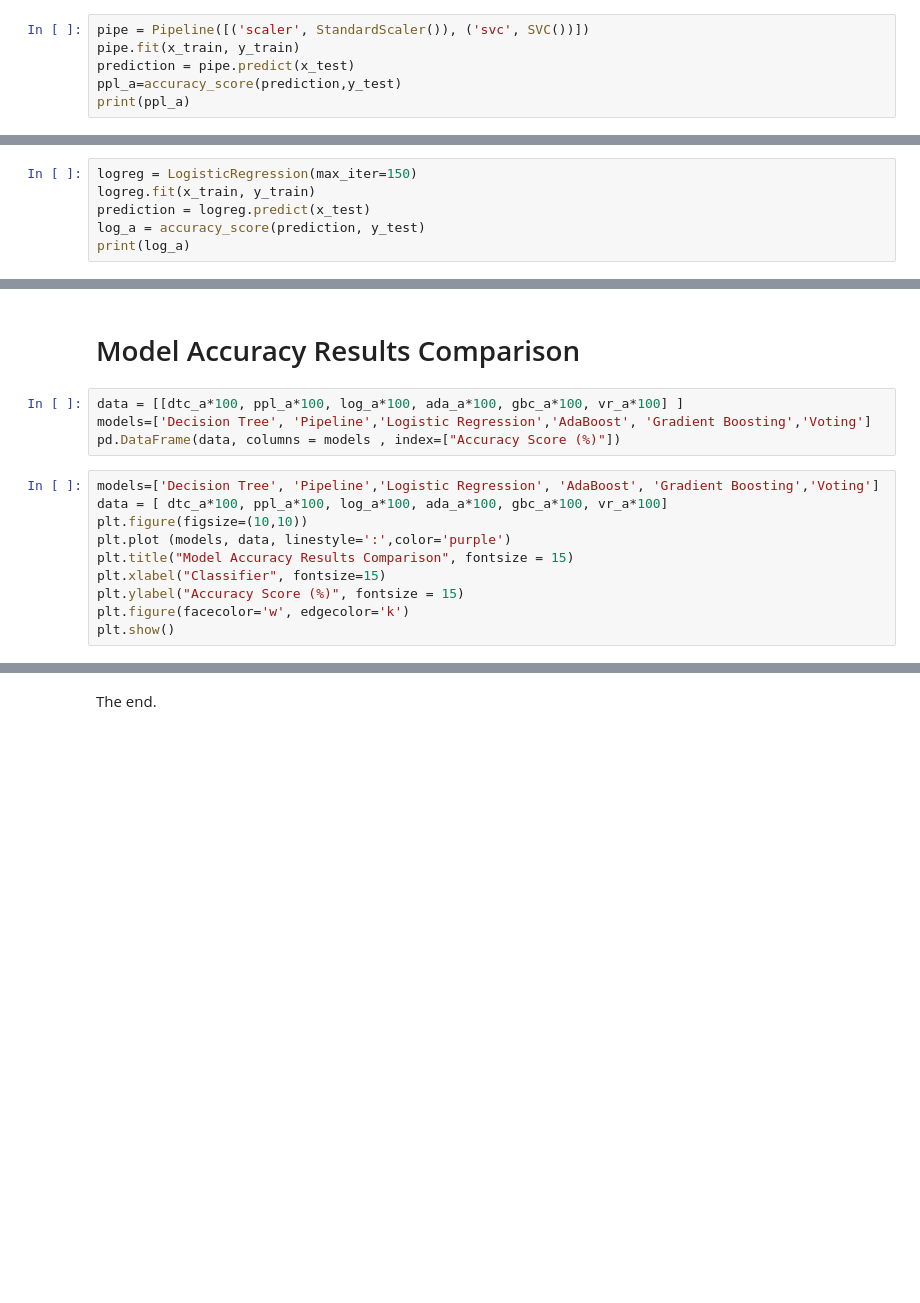
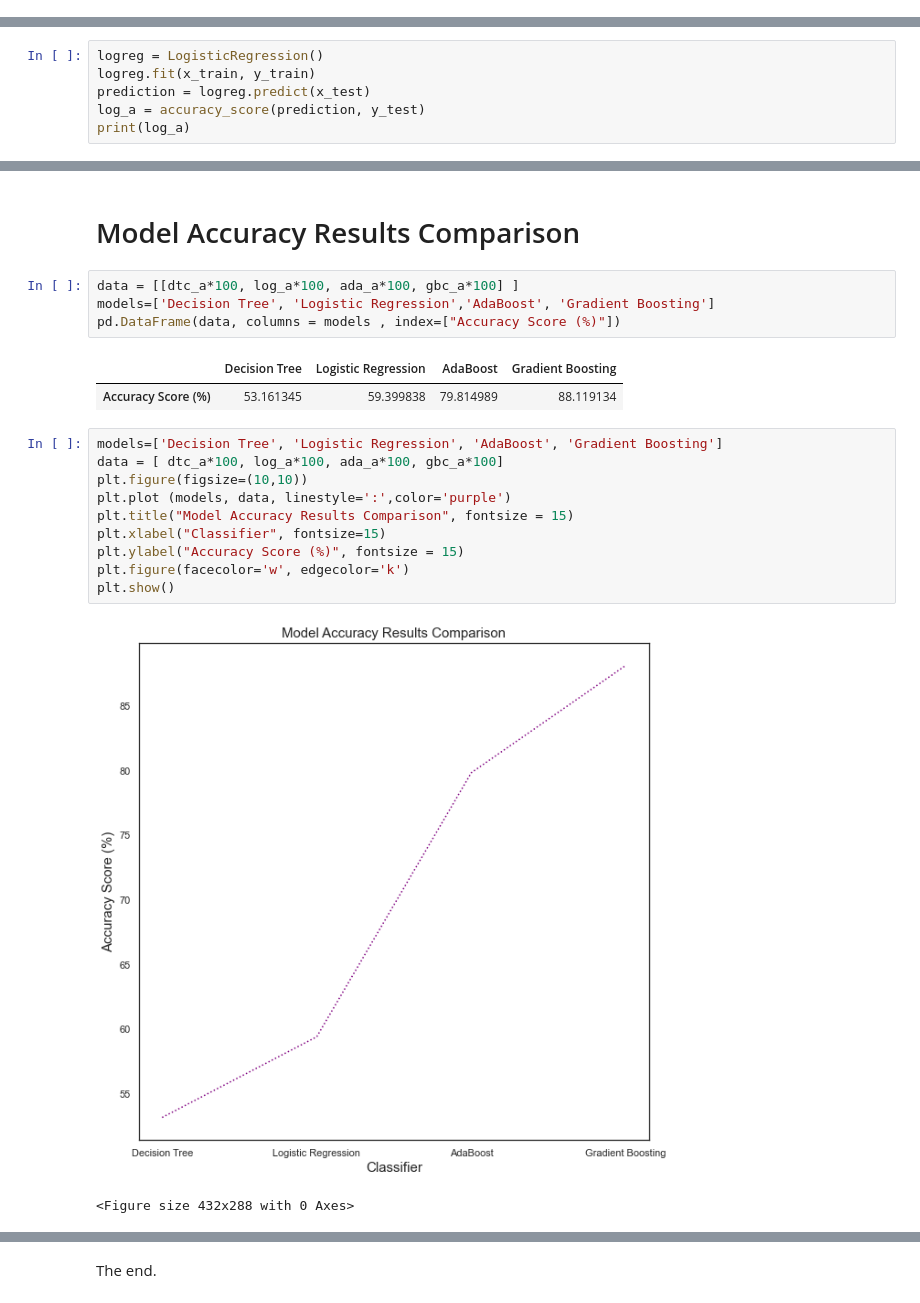
Before and after one commit to Noa-Nussbaum/Avodat-Gmar---Second-semester, a Jupyter notebook: Hands.ipynb, the cells around one changed output, grey strips where cells are left out. Drawn from its saved outputs; the diff is of its cells as text; blank space fills up the shorter version.

Commit message:
The models finished running, updated results

```diff
--- a/Hands.ipynb
+++ b/Hands.ipynb
@@ -387,6 +349,0 @@ sns.heatmap(con_mat, annot=True, fmt='g')
-# %%
-pipe = Pipeline([('scaler', StandardScaler()), ('svc', SVC())])
-pipe.fit(x_train, y_train)
-prediction = pipe.predict(x_test)
-ppl_a=accuracy_score(prediction,y_test)
-print(ppl_a)
@@ -399,7 +350,7 @@ sns.heatmap(con_mat, annot=True, fmt='g')
 # %% [markdown]
 ## Logistic Regression
 # %%
-logreg = LogisticRegression(max_iter=150)
+logreg = LogisticRegression()
 logreg.fit(x_train, y_train)
 prediction = logreg.predict(x_test)
 log_a = accuracy_score(prediction, y_test)
@@ -474,17 +411,23 @@ In summary:
 # %% [markdown]
 # Model Accuracy Results Comparison
 # %%
-data = [[dtc_a*100, ppl_a*100, log_a*100, ada_a*100, gbc_a*100, vr_a*100] ]
-models=['Decision Tree', 'Pipeline','Logistic Regression','AdaBoost', 'Gradient Boosting','Voting']
+data = [[dtc_a*100, log_a*100, ada_a*100, gbc_a*100] ]
+models=['Decision Tree', 'Logistic Regression','AdaBoost', 'Gradient Boosting']
 pd.DataFrame(data, columns = models , index=["Accuracy Score (%)"])
+# %% [output]
+|  | Decision Tree | Logistic Regression | AdaBoost | Gradient Boosting |
+| Accuracy Score (%) | 53.161345 | 59.399838 | 79.814989 | 88.119134 |
 # %%
-models=['Decision Tree', 'Pipeline','Logistic Regression', 'AdaBoost', 'Gradient Boosting','Voting']
-data = [ dtc_a*100, ppl_a*100, log_a*100, ada_a*100, gbc_a*100, vr_a*100]
+models=['Decision Tree', 'Logistic Regression', 'AdaBoost', 'Gradient Boosting']
+data = [ dtc_a*100, log_a*100, ada_a*100, gbc_a*100]
 plt.figure(figsize=(10,10))
 plt.plot (models, data, linestyle=':',color='purple')
 plt.title("Model Accuracy Results Comparison", fontsize = 15)
 plt.xlabel("Classifier", fontsize=15)
 plt.ylabel("Accuracy Score (%)", fontsize = 15)
 plt.figure(facecolor='w', edgecolor='k')
 plt.show()
+# %% [output]
+[figure, added]
+<Figure size 432x288 with 0 Axes>
 # %% [markdown]
```
Also changed, not shown: parts of 18 cells of this notebook.
